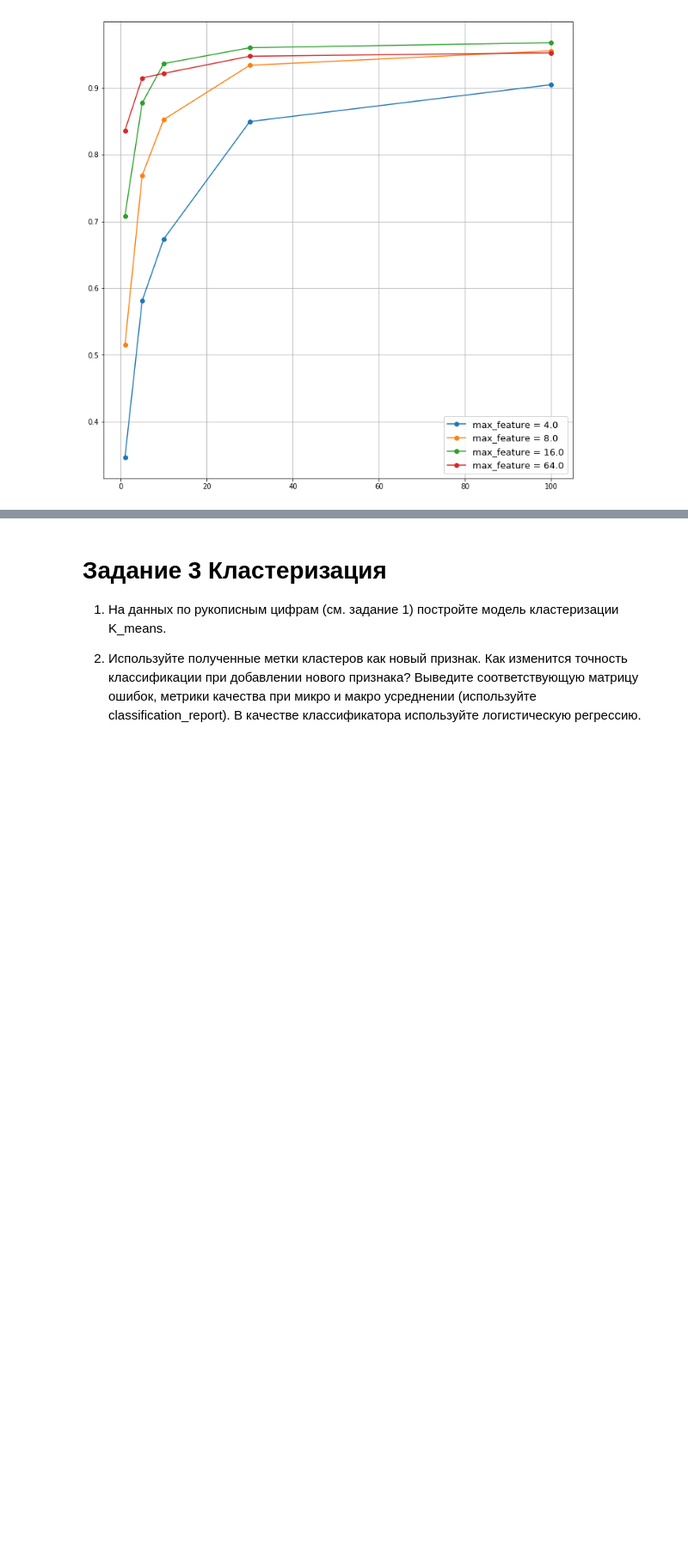
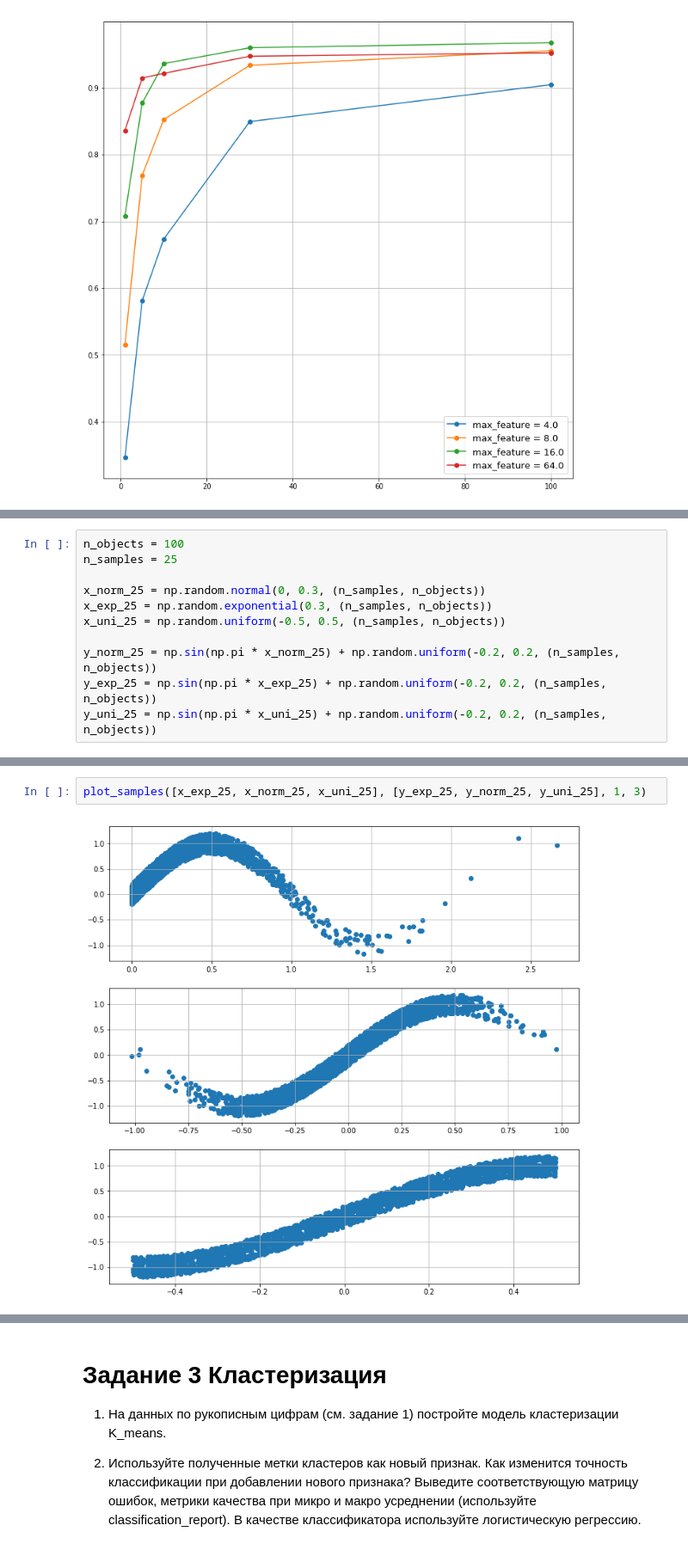
Before and after one commit to BobrG/IreneGit, a Jupyter notebook: ML_Homework_2.ipynb, the cells around one changed output, grey strips where cells are left out. Shown at 86% size. Cells and saved outputs as stored; diff of their text form; blank space fills up the shorter version.

```diff
--- a/ML_Homework_2.ipynb
+++ b/ML_Homework_2.ipynb
@@ -243,0 +246,11 @@ $$
+# %%
+n_objects = 100
+n_samples = 25
+
+x_norm_25 = np.random.normal(0, 0.3, (n_samples, n_objects))
+x_exp_25 = np.random.exponential(0.3, (n_samples, n_objects))
+x_uni_25 = np.random.uniform(-0.5, 0.5, (n_samples, n_objects))
+
+y_norm_25 = np.sin(np.pi * x_norm_25) + np.random.uniform(-0.2, 0.2, (n_samples, n_objects))
+y_exp_25 = np.sin(np.pi * x_exp_25) + np.random.uniform(-0.2, 0.2, (n_samples, n_objects))
+y_uni_25 = np.sin(np.pi * x_uni_25) + np.random.uniform(-0.2, 0.2, (n_samples, n_objects))
@@ -243,0 +274,4 @@ $$
+# %%
+plot_samples([x_exp_25, x_norm_25, x_uni_25], [y_exp_25, y_norm_25, y_uni_25], 1, 3)
+# %% [output]
+[figure, added]
```
Also changed, not shown: parts of 10 cells of this notebook.
